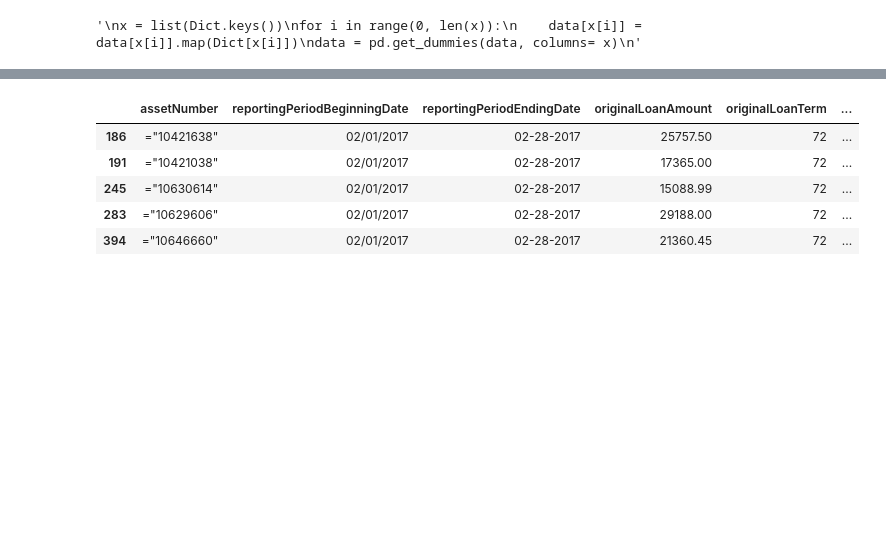
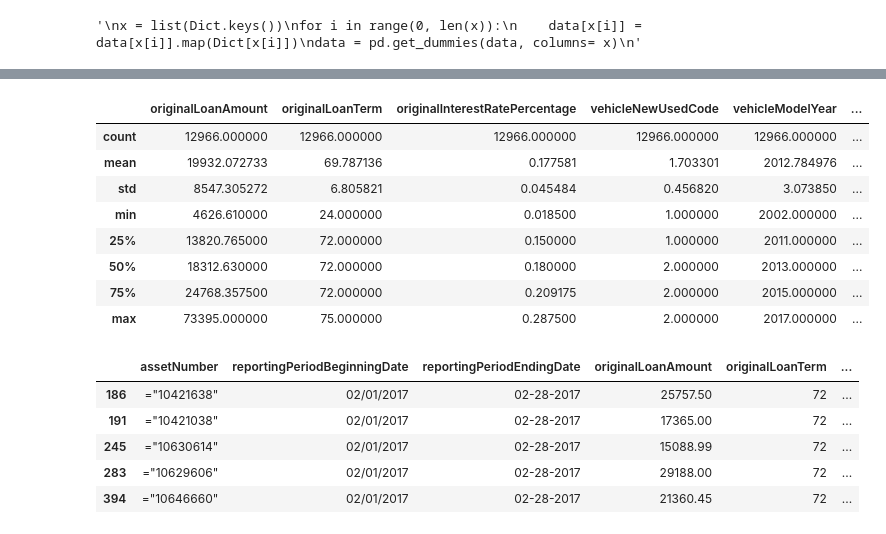
Before and after one commit to Austin-McDonnell/Auto_Loan_ABS_Analysis, a Jupyter notebook: Jupyter Notebooks/LogitRefactored.ipynb, the cells around one changed output, grey strips where cells are left out. Cells and saved outputs as stored; diff of their text form; code cells hidden in the pictures; blank space fills up the shorter version.

```diff
--- a/Jupyter Notebooks/LogitRefactored.ipynb
+++ b/Jupyter Notebooks/LogitRefactored.ipynb
@@ -151,6 +151,18 @@ def chargeOffs(tapes, deal, unemploymentPath):
 # %%
 umRatePath = 'U:\\GitHubClones\\SALTSeniorDesign\\' + 'State_level_unemployment_rate.csv'
 dfTrain = chargeOffs(dfTapes, deal, umRatePath)
+# %%
+dfTrain.describe()
+# %% [output]
+|  | originalLoanAmount | originalLoanTerm | originalInterestRatePercentage | vehicleNewUsedCode | vehicleModelYear | ... |
+| count | 12966.000000 | 12966.000000 | 12966.000000 | 12966.000000 | 12966.000000 | ... |
+| mean | 19932.072733 | 69.787136 | 0.177581 | 1.703301 | 2012.784976 | ... |
+| std | 8547.305272 | 6.805821 | 0.045484 | 0.456820 | 3.073850 | ... |
+| min | 4626.610000 | 24.000000 | 0.018500 | 1.000000 | 2002.000000 | ... |
+| 25% | 13820.765000 | 72.000000 | 0.150000 | 1.000000 | 2011.000000 | ... |
+| 50% | 18312.630000 | 72.000000 | 0.180000 | 2.000000 | 2013.000000 | ... |
+| 75% | 24768.357500 | 72.000000 | 0.209175 | 2.000000 | 2015.000000 | ... |
+| max | 73395.000000 | 75.000000 | 0.287500 | 2.000000 | 2017.000000 | ... |
 # %%
 dfTrain.head()
 # %% [output]
```
Also changed, not shown: parts of 1 cell of this notebook, 1 other file.
